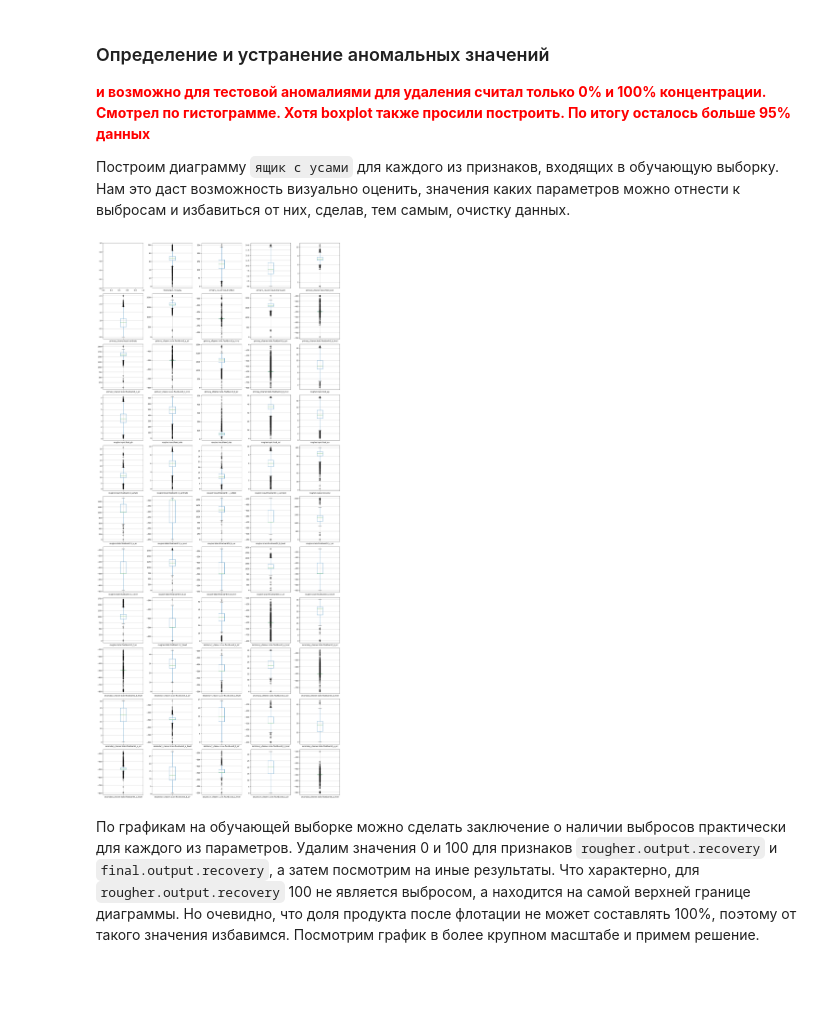
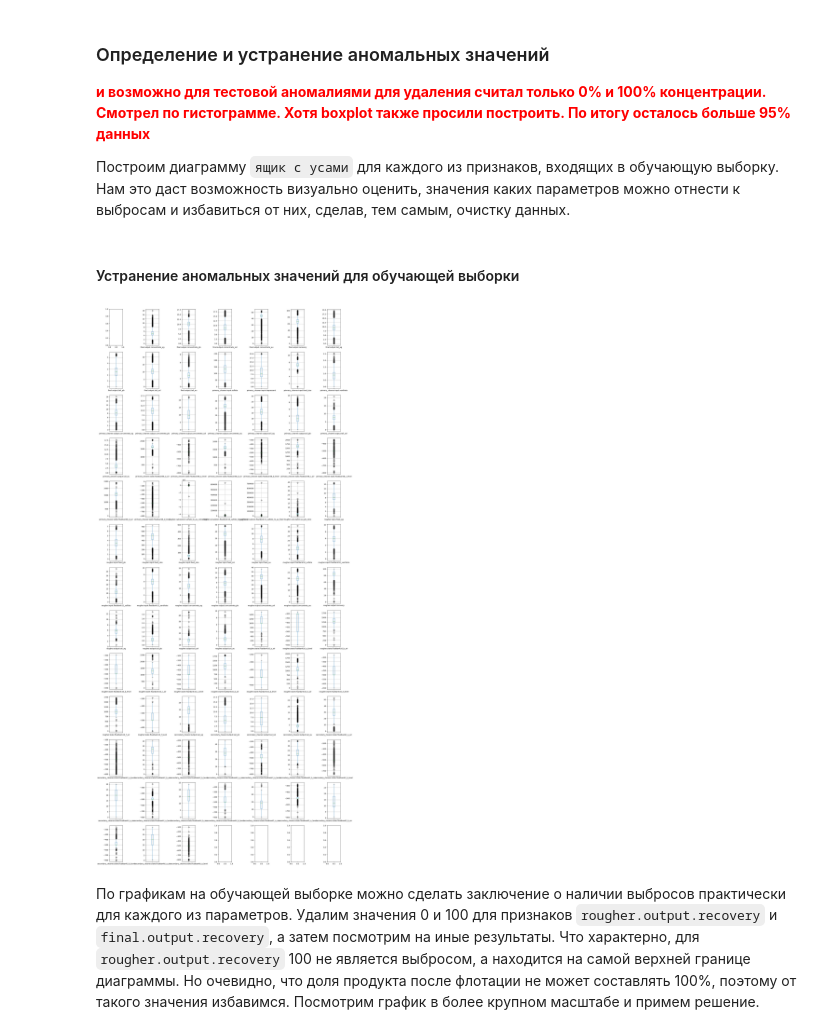
Before and after one commit to trofimovelijah/data-analysis-tools, a Jupyter notebook: 04-recovery_gold_from_ore.ipynb, the cells around one changed output. Saved outputs shown, nothing was run; the diff lists cells and outputs as text; code cells hidden in the pictures; blank space fills up the shorter version.

```diff
--- a/04-recovery_gold_from_ore.ipynb
+++ b/04-recovery_gold_from_ore.ipynb
@@ -275,19 +262,21 @@ data_train_clr.shape
 <font color='red'><strong>и возможно для тестовой аномалиями для удаления считал только 0% и 100% концентрации. Смотрел по гистограмме. Хотя boxplot также просили построить. По итогу осталось больше 95% данных</strong></font>
 
 Построим диаграмму `ящик с усами` для каждого из признаков, входящих в обучающую выборку. Нам это даст возможность визуально оценить, значения каких параметров можно отнести к выбросам и избавиться от них, сделав, тем самым, очистку данных.
+# %% [markdown]
+#### Устранение аномальных значений для обучающей выборки
 # %%
-fig, axes = plt.subplots(nrows=(len(data_train_clr.columns)-1)//5+1, ncols=5, figsize=(20, 45))
+fig, axes = plt.subplots(nrows=(len(data_train.columns)-1)//7+1, ncols=7, figsize=(20, 45))
 
-for i, column in enumerate(data_train_clr.columns):
+for i, column in enumerate(data_train.columns):
     if column != 'date':
         row = i // axes.shape[1]
         col = i % axes.shape[1]
-        data_train_clr.boxplot(column=column, ax=axes[row, col])
+        data_train.boxplot(column=column, ax=axes[row, col])
 
 plt.tight_layout()
 plt.show()
 # %% [output]
-[figure, old version]
+[figure, new version]
 # %% [markdown]
 По графикам на обучающей выборке можно сделать заключение о наличии выбросов практически для каждого из параметров.
 Удалим значения 0 и 100 для признаков `rougher.output.recovery` и `final.output.recovery`, а затем посмотрим на иные результаты. Что характерно, для `rougher.output.recovery` 100 не является выбросом, а находится на самой верхней границе диаграммы. Но очевидно, что доля продукта после флотации не может составлять 100%, поэтому от такого значения избавимся. Посмотрим график в более крупном масштабе и примем решение.
```
Also changed, not shown: parts of 26 cells of this notebook.
